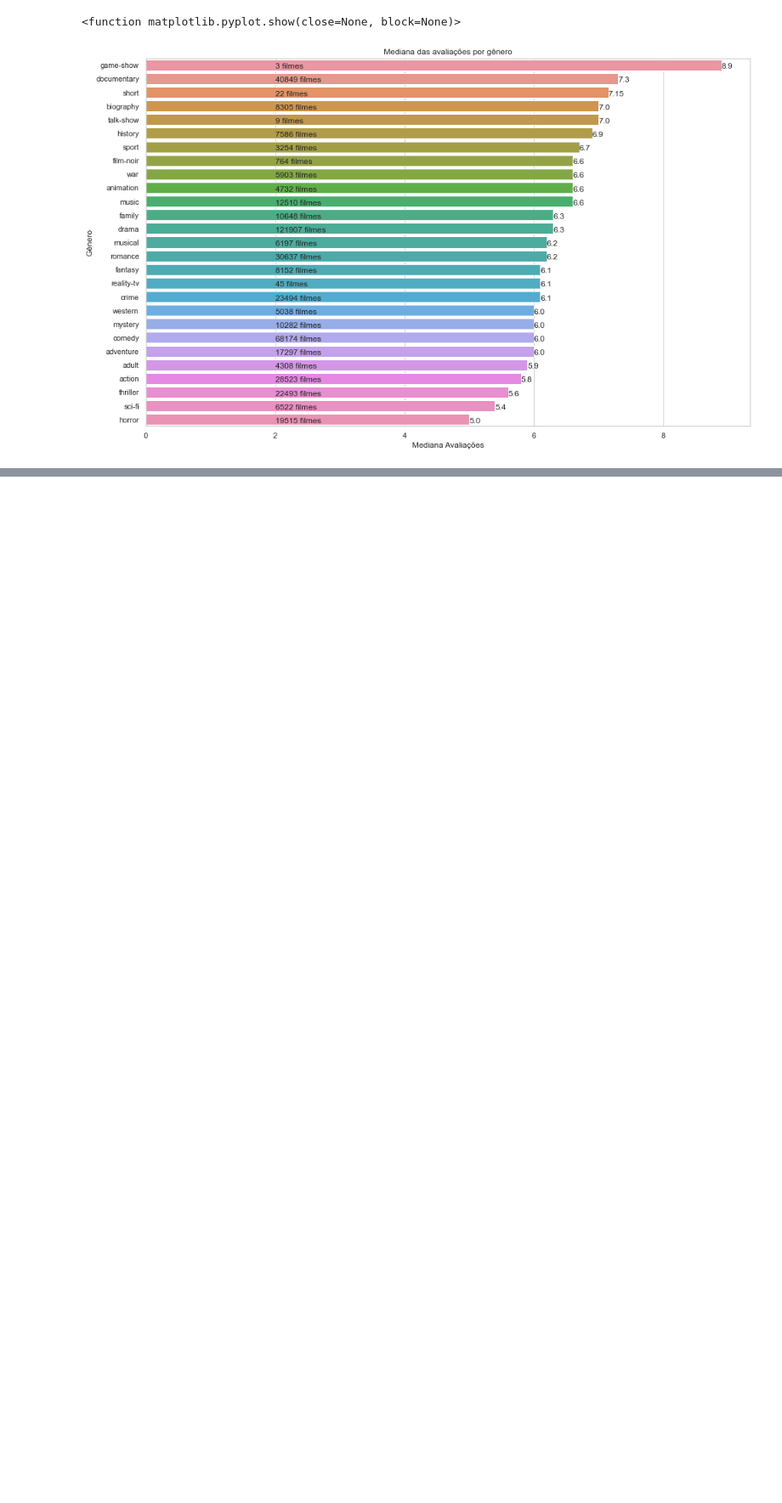
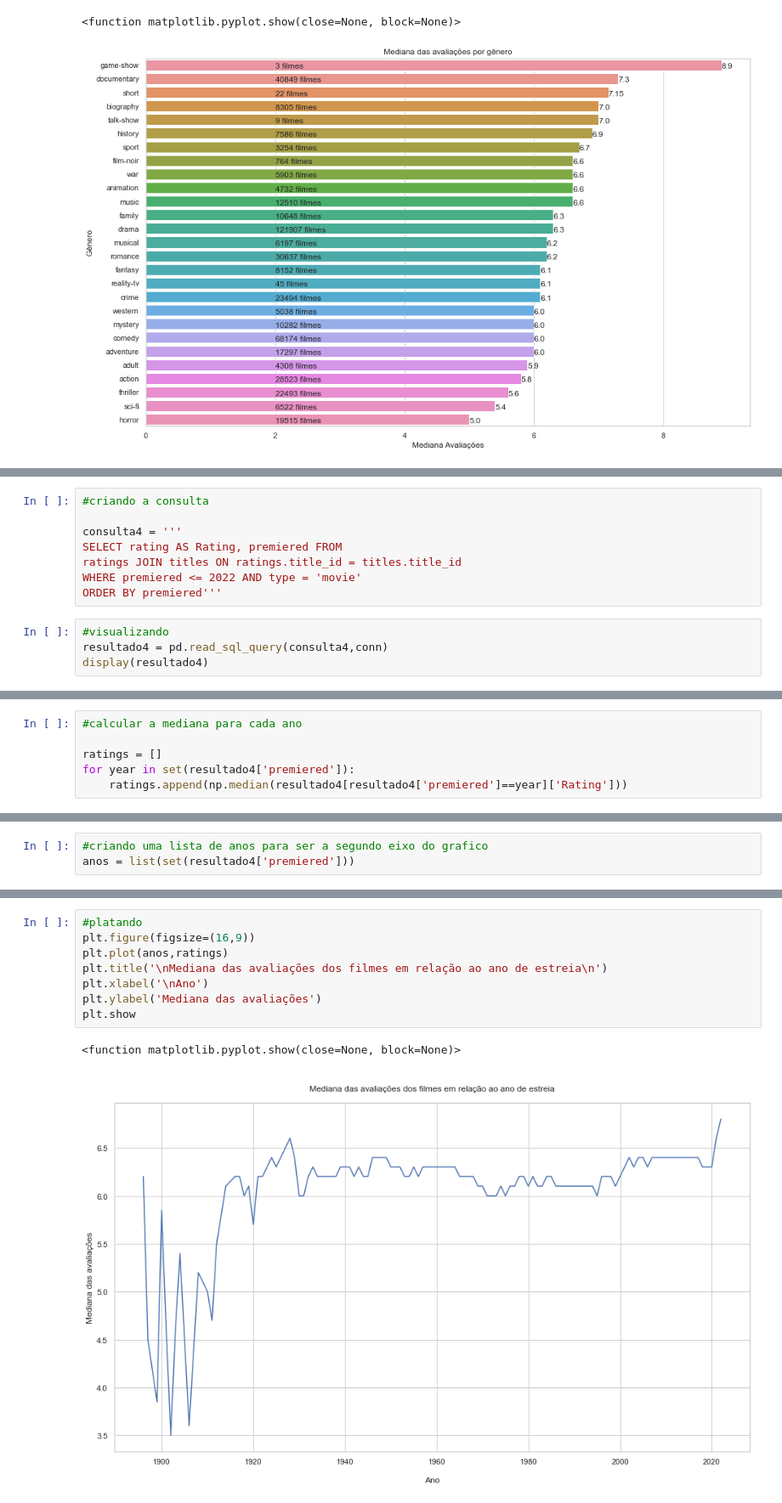
Before and after one commit to BrunoOMelo/Project01-PythonAnalytics, a Jupyter notebook: project_analytics.ipynb, the cells around one changed output, grey strips where cells are left out. Shown: that part at 85% size. Drawn from its saved outputs; the diff is of its cells as text; blank space fills up the shorter version.

Commit message:
Fourth Business Question
What is the median of movie ratings in relation to the year of release?

```diff
--- a/project_analytics.ipynb
+++ b/project_analytics.ipynb
@@ -609,0 +612,12 @@ plt.show
+# %%
+#criando a consulta
+
+consulta4 = '''
+SELECT rating AS Rating, premiered FROM
+ratings JOIN titles ON ratings.title_id = titles.title_id
+WHERE premiered <= 2022 AND type = 'movie'
+ORDER BY premiered'''
+# %%
+#visualizando
+resultado4 = pd.read_sql_query(consulta4,conn)
+display(resultado4)
@@ -609,0 +638,6 @@ plt.show
+# %%
+#calcular a mediana para cada ano
+
+ratings = []
+for year in set(resultado4['premiered']):
+    ratings.append(np.median(resultado4[resultado4['premiered']==year]['Rating']))
@@ -609,0 +649,3 @@ plt.show
+# %%
+#criando uma lista de anos para ser a segundo eixo do grafico
+anos = list(set(resultado4['premiered']))
@@ -609,0 +672,11 @@ plt.show
+# %%
+#platando
+plt.figure(figsize=(16,9))
+plt.plot(anos,ratings)
+plt.title('\nMediana das avaliações dos filmes em relação ao ano de estreia\n')
+plt.xlabel('\nAno')
+plt.ylabel('Mediana das avaliações')
+plt.show
+# %% [output]
+<function matplotlib.pyplot.show(close=None, block=None)>
+[figure, added]
```
Also changed, not shown: parts of 5 cells of this notebook.
